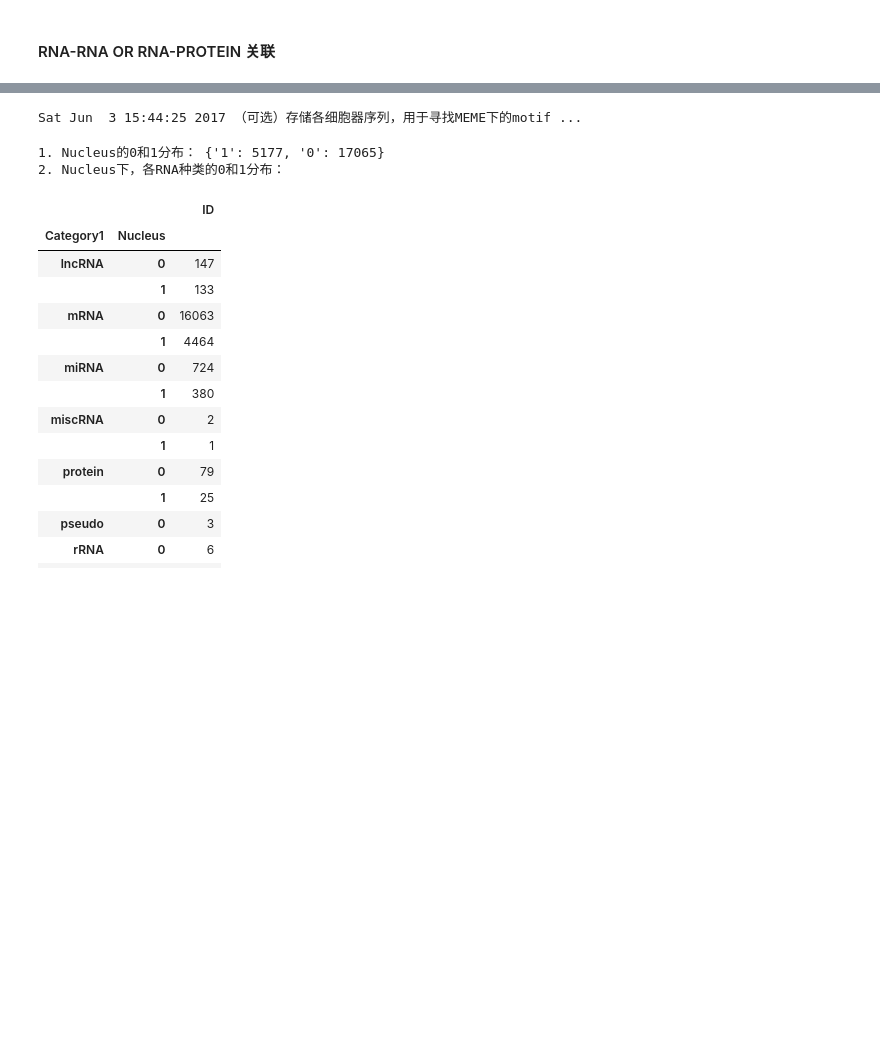
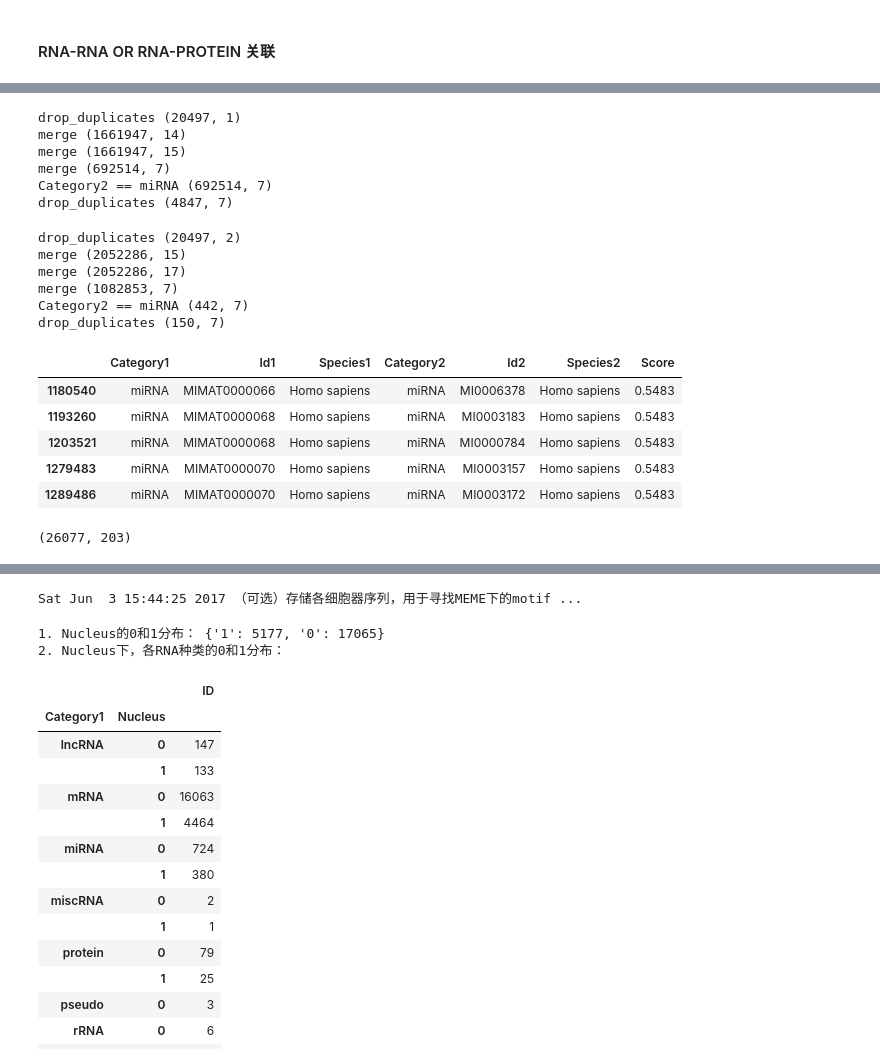
Before and after one commit to ShixiangWan/iPython-Laboratory, a Jupyter notebook: protein.ipynb, the cells around one changed output, grey strips where cells are left out. Saved outputs shown, nothing was run; the diff lists cells and outputs as text; code cells hidden in the pictures; blank space fills up the shorter version.

```diff
--- a/protein.ipynb
+++ b/protein.ipynb
@@ -245,0 +138,68 @@ Sat Jun  3 15:42:57 2017 （可选）保存fasta文件（索引唯一，便于Ps
+# %%
+"""
+从ALL_DATA中筛选出ID2能找到，ID1找不到的样本
+"""
+df1 = ID2Seq_all_RNA_Locate.drop_duplicates("Official ID")[['Official ID']]
+print 'drop_duplicates', df1.shape
+df2 = pd.merge(df1, ALL_DATA, left_on='Official ID', right_on='Id2')
+print 'merge', df2.shape
+df3 = pd.merge(df1, df2, left_on='Official ID', right_on='Id1', how='right')
+print 'merge', df3.shape
+df4 = df3[df3['Official ID_x'].isnull()][['Category1', 'Id1', 'Species1', 'Category2', 'Id2', 'Species2', 'Score']]
+print 'merge', df4.shape
+df5 = df4[df4['Category1'] == 'miRNA']
+print 'Category2 == miRNA', df5.shape
+df5 = df5.drop_duplicates('Id1')
+print 'drop_duplicates', df5.shape
+# df5_Homo = df5[df5.Species1 == 'Homo sapiens']
+# print 'df5_Homo', df5_Homo.shape
+# %% [output]
+drop_duplicates (20497, 1)
+merge (1661947, 14)
+merge (1661947, 15)
+merge (692514, 7)
+Category2 == miRNA (692514, 7)
+drop_duplicates (4847, 7)
+# %%
+"""
+从ALL_DATA中筛选出ID1能找到，ID2找不到的样本
+"""
+df1 = ID2Seq_all_RNA_Locate.drop_duplicates("Official ID")[['Official ID', 'Sequences']]
+print 'drop_duplicates', df1.shape
+df2 = pd.merge(df1, ALL_DATA, left_on='Official ID', right_on='Id1')
+print 'merge', df2.shape
+df3 = pd.merge(df1, df2, left_on='Official ID', right_on='Id2', how='right')
+print 'merge', df3.shape
+df4 = df3[df3['Official ID_x'].isnull()][['Category1', 'Id1', 'Species1', 'Category2', 'Id2', 'Species2', 'Score']]
+print 'merge', df4.shape
+df5 = df4[df4['Category2'] == 'miRNA']
+print 'Category2 == miRNA', df5.shape
+df5 = df5.drop_duplicates('Id2')
+print 'drop_duplicates', df5.shape
+df5.head()
+
+# """
+# ALL_DATA中找不到ID1的样本(204万)
+
+# df2 = pd.merge(df1, ALL_DATA, left_on='Official ID', right_on='Id1', how='right')
+# ALL_DATA_noID1 = df2[df2['Official ID'].isnull()][['Category1', 'Id1', 'Species1', 'Category2', 'Id2', 'Species2', 'Score']]
+# ALL_DATA_noID1 = ALL_DATA_noID1.reset_index(drop=True)
+
+# print 'ALL_DATA_noID1', ALL_DATA_noID1.shape
+# print ALL_DATA_noID1[(ALL_DATA_noID1['Category1'] != 'miRNA') & (ALL_DATA_noID1['Category2'] == 'miRNA')].shape
+
+# ALL_DATA_noID1.head()
+# """
+# %% [output]
+drop_duplicates (20497, 2)
+merge (2052286, 15)
+merge (2052286, 17)
+merge (1082853, 7)
+Category2 == miRNA (442, 7)
+drop_duplicates (150, 7)
+|  | Category1 | Id1 | Species1 | Category2 | Id2 | Species2 | Score |
+| 1180540 | miRNA | MIMAT0000066 | Homo sapiens | miRNA | MI0006378 | Homo sapiens | 0.5483 |
+| 1193260 | miRNA | MIMAT0000068 | Homo sapiens | miRNA | MI0003183 | Homo sapiens | 0.5483 |
+| 1203521 | miRNA | MIMAT0000068 | Homo sapiens | miRNA | MI0000784 | Homo sapiens | 0.5483 |
+| 1279483 | miRNA | MIMAT0000070 | Homo sapiens | miRNA | MI0003157 | Homo sapiens | 0.5483 |
+| 1289486 | miRNA | MIMAT0000070 | Homo sapiens | miRNA | MI0003172 | Homo sapiens | 0.5483 |
@@ -245,0 +212,4 @@ Sat Jun  3 15:42:57 2017 （可选）保存fasta文件（索引唯一，便于Ps
+# %%
+train.shape
+# %% [output]
+(26077, 203)
```
Also changed, not shown: parts of 50 cells of this notebook.
